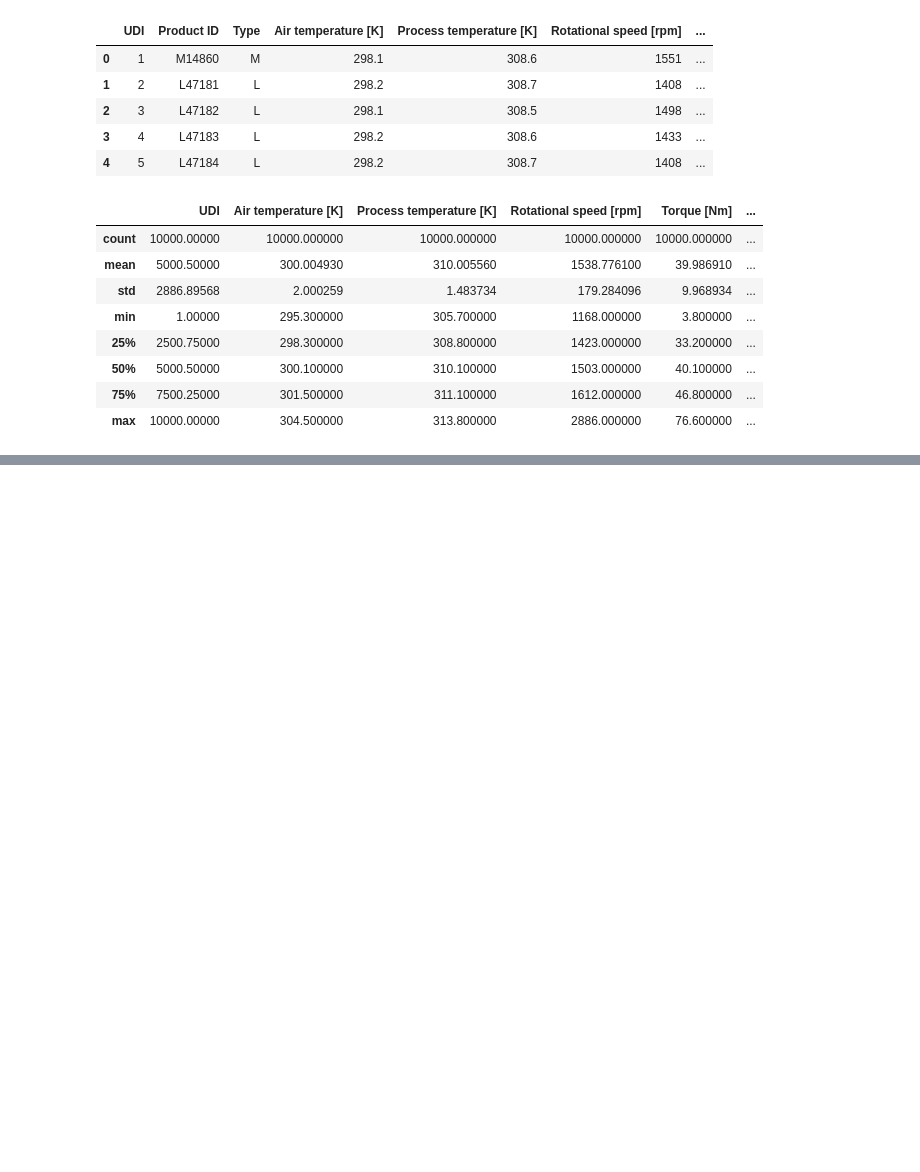
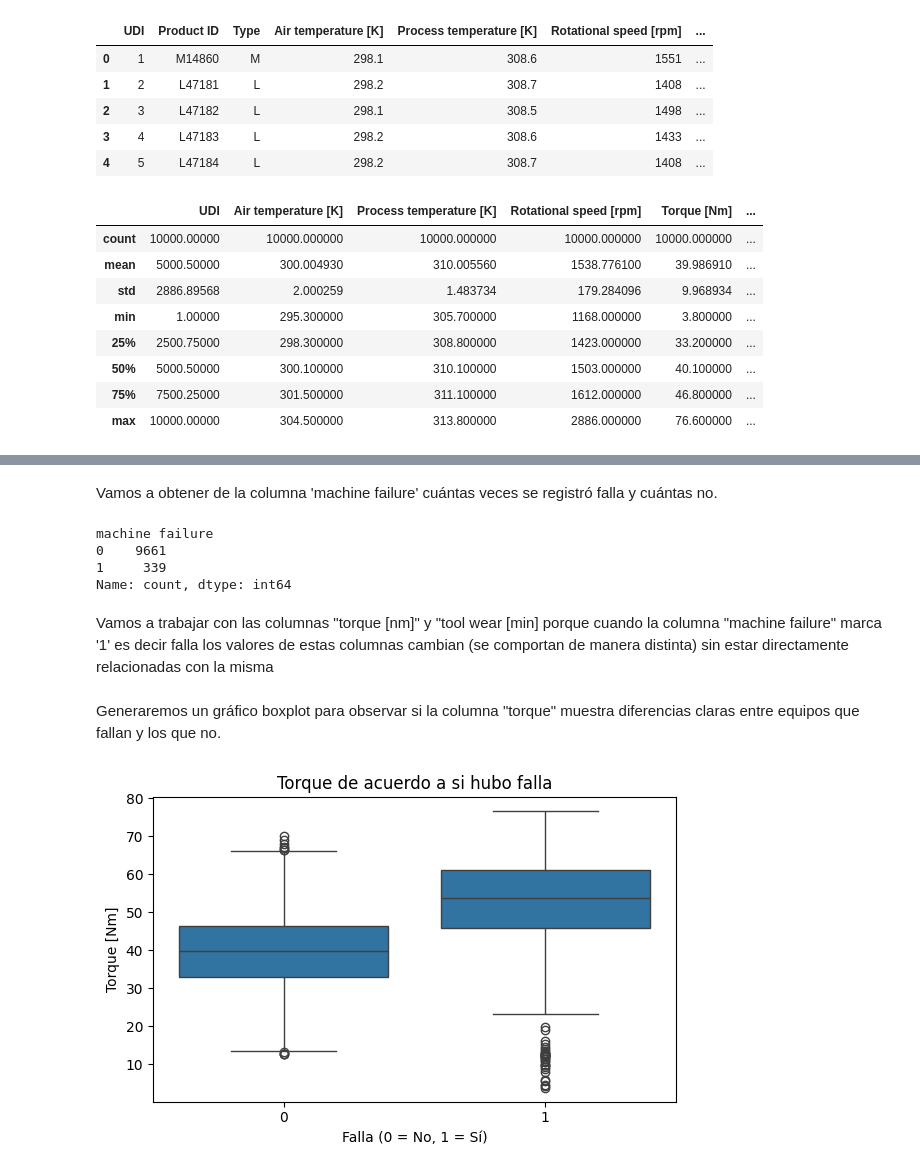
Before and after one commit to Rom5262/Predictivo, a Jupyter notebook: predictivo.ipynb, the cells around one changed output, grey strips where cells are left out. Cells and saved outputs as stored; diff of their text form; code cells hidden in the pictures; blank space fills up the shorter version.

```diff
--- a/predictivo.ipynb
+++ b/predictivo.ipynb
@@ -87,0 +136,24 @@ predic.describe()
+# %% [markdown]
+Vamos a obtener de la columna 'machine failure' cuántas veces se registró falla y cuántas no.
+# %%
+conteo_fallas = df['machine failure'].value_counts()
+print(conteo_fallas)
+# %% [output]
+machine failure
+0    9661
+1     339
+Name: count, dtype: int64
+# %% [markdown]
+Vamos a trabajar con las columnas "torque [nm]" y "tool wear [min] porque cuando la columna "machine failure" marca '1' es decir falla los valores de estas columnas cambian (se comportan de manera distinta) sin estar directamente relacionadas con la misma
+# %% [markdown]
+Generaremos un gráfico boxplot para observar si la columna "torque" muestra diferencias claras entre equipos que fallan y los que no.
+# %%
+plt.figure(figsize=(6, 4))
+sns.boxplot(x='machine failure', y='torque [nm]', data=df)
+plt.title('Torque de acuerdo a si hubo falla')
+plt.xlabel('Falla (0 = No, 1 = Sí)')
+plt.ylabel('Torque [Nm]')
+plt.tight_layout()
+plt.show()
+# %% [output]
+[figure, added]
```
Also changed, not shown: parts of 37 cells of this notebook, 1 other file.
